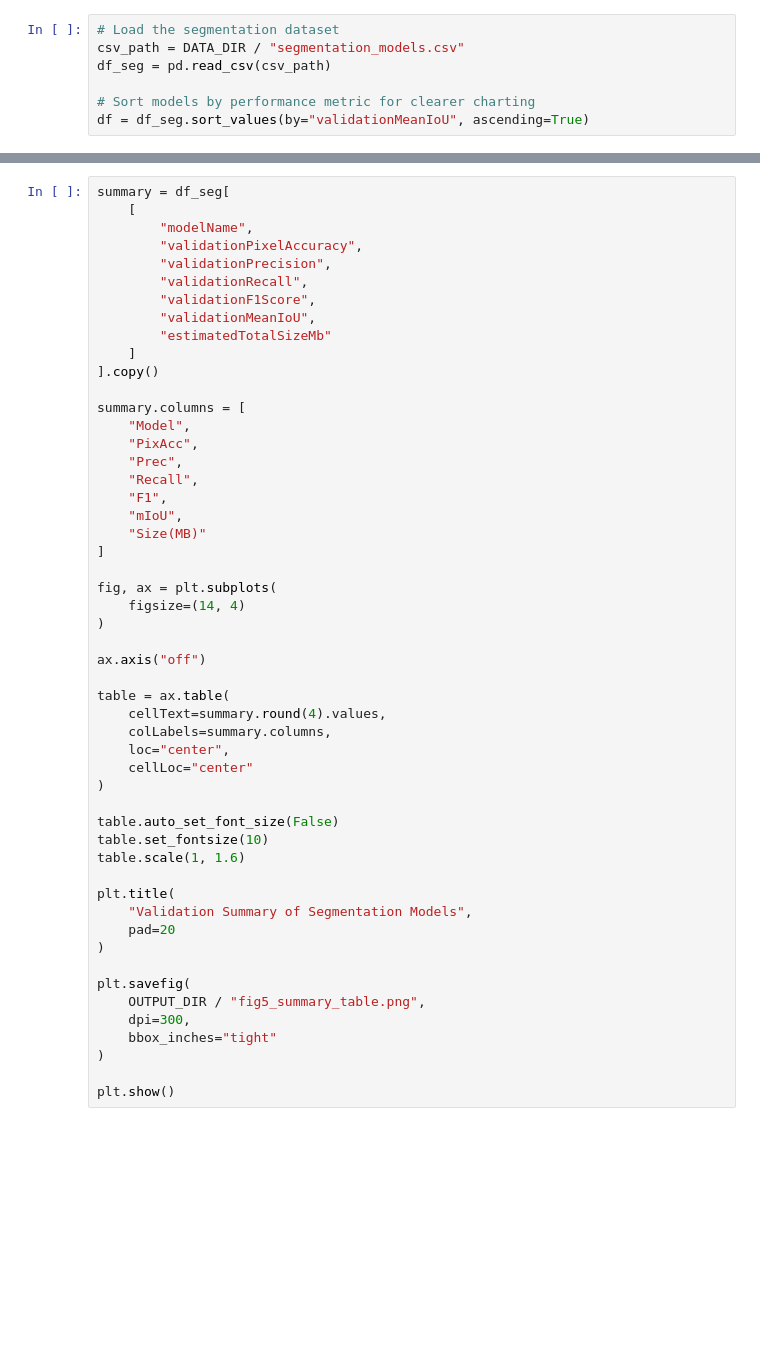
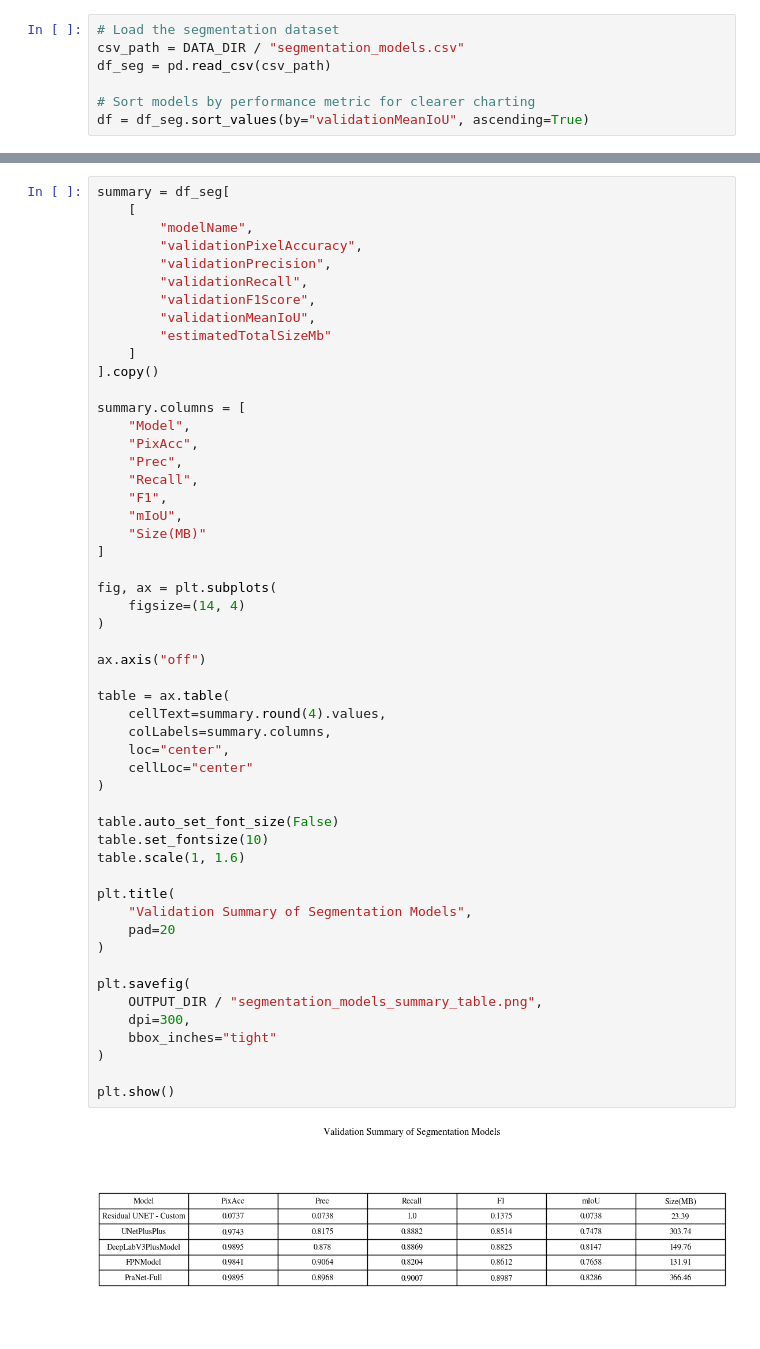
Before and after one commit to Sri-Ram-A/PolypDetection, a Jupyter notebook: notebooks/metrics/1-seg.ipynb, the cells around one changed output, grey strips where cells are left out. Drawn from its saved outputs; the diff is of its cells as text; blank space fills up the shorter version.

```diff
--- a/notebooks/metrics/1-seg.ipynb
+++ b/notebooks/metrics/1-seg.ipynb
@@ -227,34 +227,36 @@ summary.columns = [
 ]
 
 fig, ax = plt.subplots(
     figsize=(14, 4)
 )
 
 ax.axis("off")
 
 table = ax.table(
     cellText=summary.round(4).values,
     colLabels=summary.columns,
     loc="center",
     cellLoc="center"
 )
 
 table.auto_set_font_size(False)
 table.set_fontsize(10)
 table.scale(1, 1.6)
 
 plt.title(
     "Validation Summary of Segmentation Models",
     pad=20
 )
 
 plt.savefig(
-    OUTPUT_DIR / "fig5_summary_table.png",
+    OUTPUT_DIR / "segmentation_models_summary_table.png",
     dpi=300,
     bbox_inches="tight"
 )
 
 plt.show()
+# %% [output]
+[figure, added]
 # %%
 models = [
     "Residual UNET - Custom",
```
Also changed, not shown: parts of 7 cells of this notebook, 14 other files.
